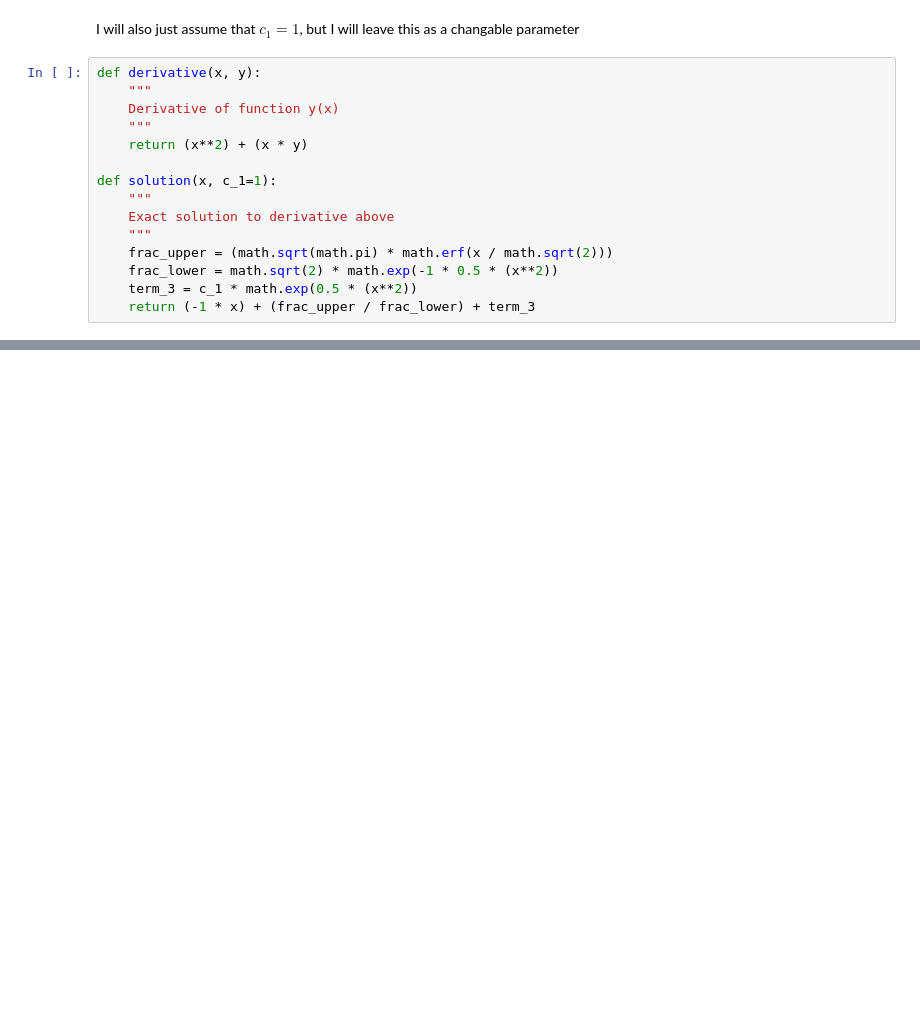
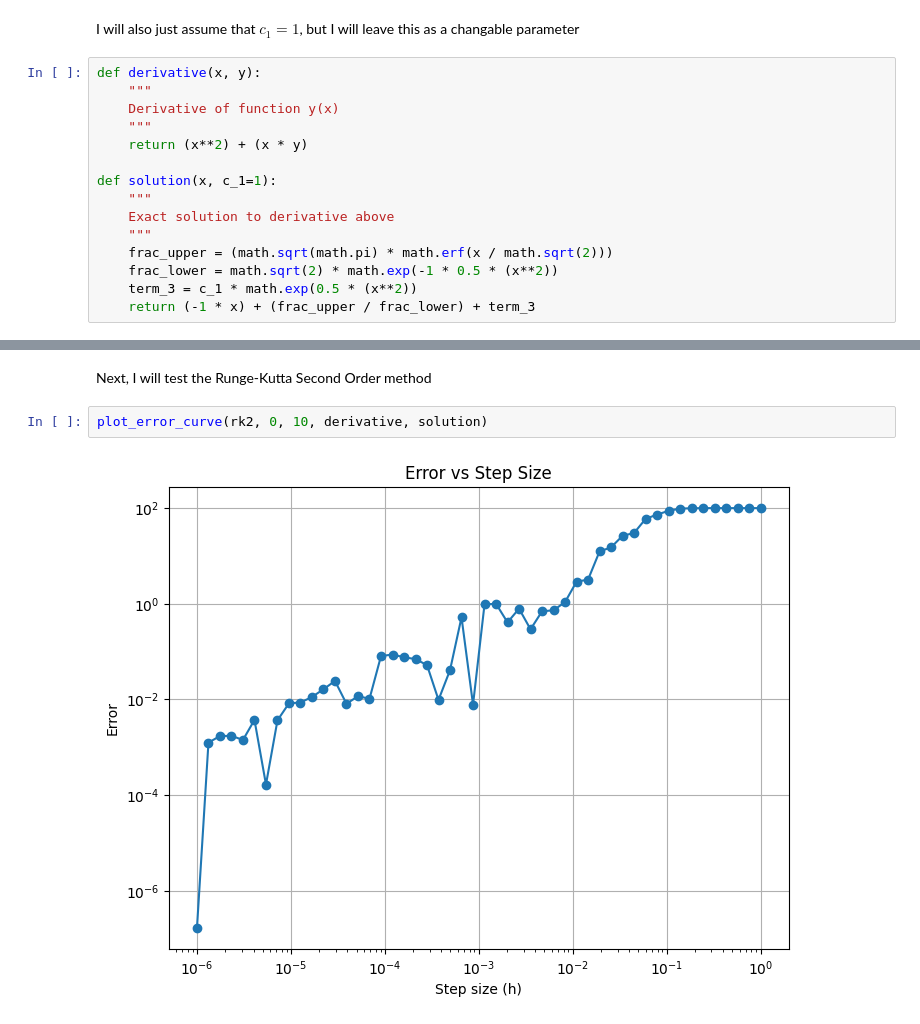
Before and after one commit to Felforge/integrator_suite, a Jupyter notebook: accuracy_testing.ipynb, the cells around one changed output, grey strips where cells are left out. Drawn from its saved outputs; the diff is of its cells as text; blank space fills up the shorter version.

```diff
--- a/accuracy_testing.ipynb
+++ b/accuracy_testing.ipynb
@@ -30,0 +68,6 @@ def solution(x, c_1=1):
+# %% [markdown]
+Next, I will test the Runge-Kutta Second Order method
+# %%
+plot_error_curve(rk2, 0, 10, derivative, solution)
+# %% [output]
+[figure, added]
```
Also changed, not shown: parts of 15 cells of this notebook, 1 other file.
